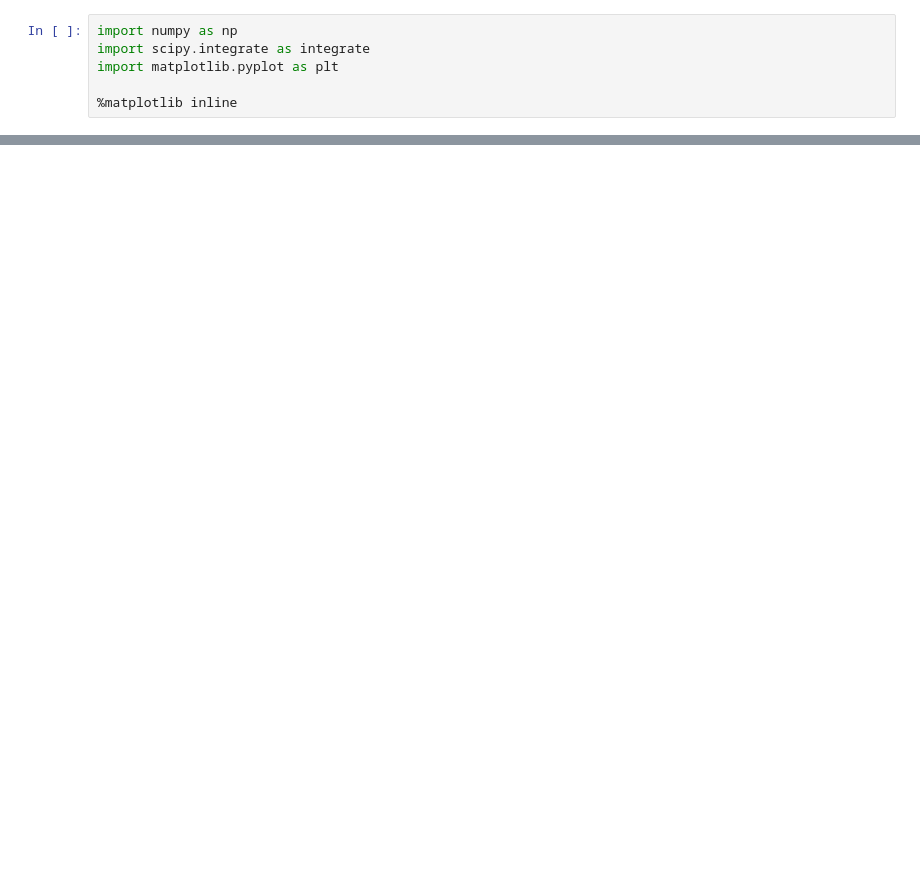
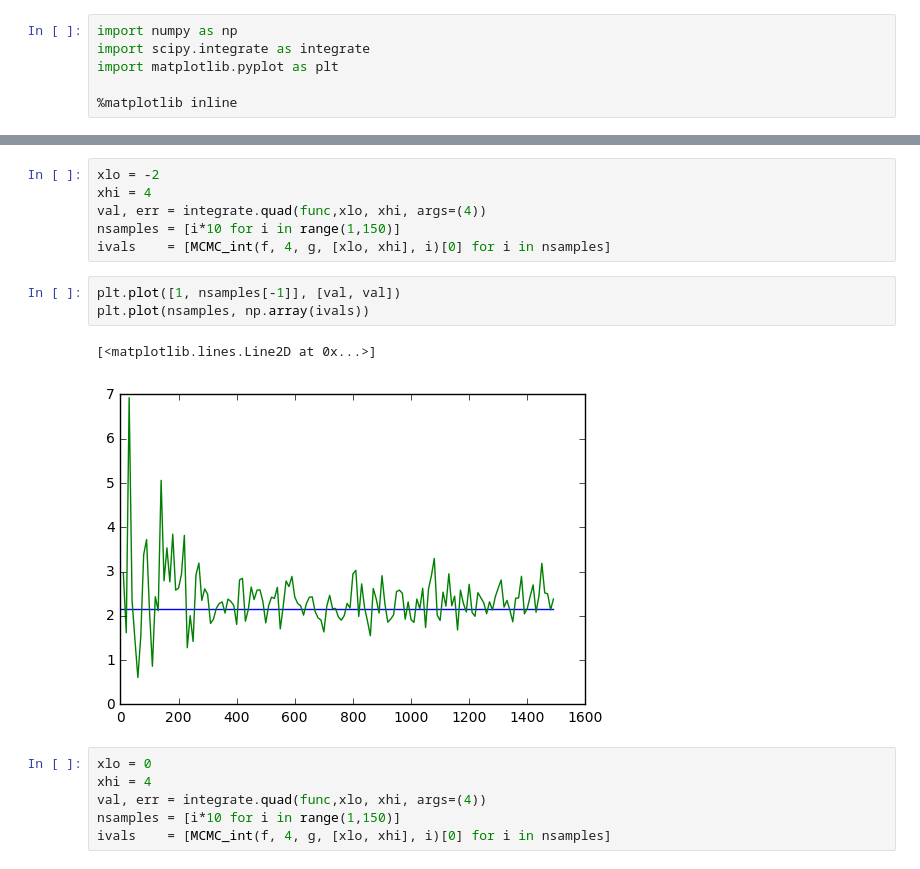
Before and after one commit to qati/HBTCoulombCorrection, a Jupyter notebook: MCMC-Integration.ipynb, the cells around one changed output, grey strips where cells are left out. Saved outputs shown, nothing was run; the diff lists cells and outputs as text; blank space fills up the shorter version.

```diff
--- a/MCMC-Integration.ipynb
+++ b/MCMC-Integration.ipynb
@@ -54,0 +74,18 @@ plt.plot(nsamples, np.array(ivals))
+# %%
+xlo = -2
+xhi = 4
+val, err = integrate.quad(func,xlo, xhi, args=(4))
+nsamples = [i*10 for i in range(1,150)]
+ivals    = [MCMC_int(f, 4, g, [xlo, xhi], i)[0] for i in nsamples]
+# %%
+plt.plot([1, nsamples[-1]], [val, val])
+plt.plot(nsamples, np.array(ivals))
+# %% [output]
+[<matplotlib.lines.Line2D at 0x...>]
+[figure, added]
+# %%
+xlo = 0
+xhi = 4
+val, err = integrate.quad(func,xlo, xhi, args=(4))
+nsamples = [i*10 for i in range(1,150)]
+ivals    = [MCMC_int(f, 4, g, [xlo, xhi], i)[0] for i in nsamples]
```
Also changed, not shown: parts of 14 cells of this notebook.
